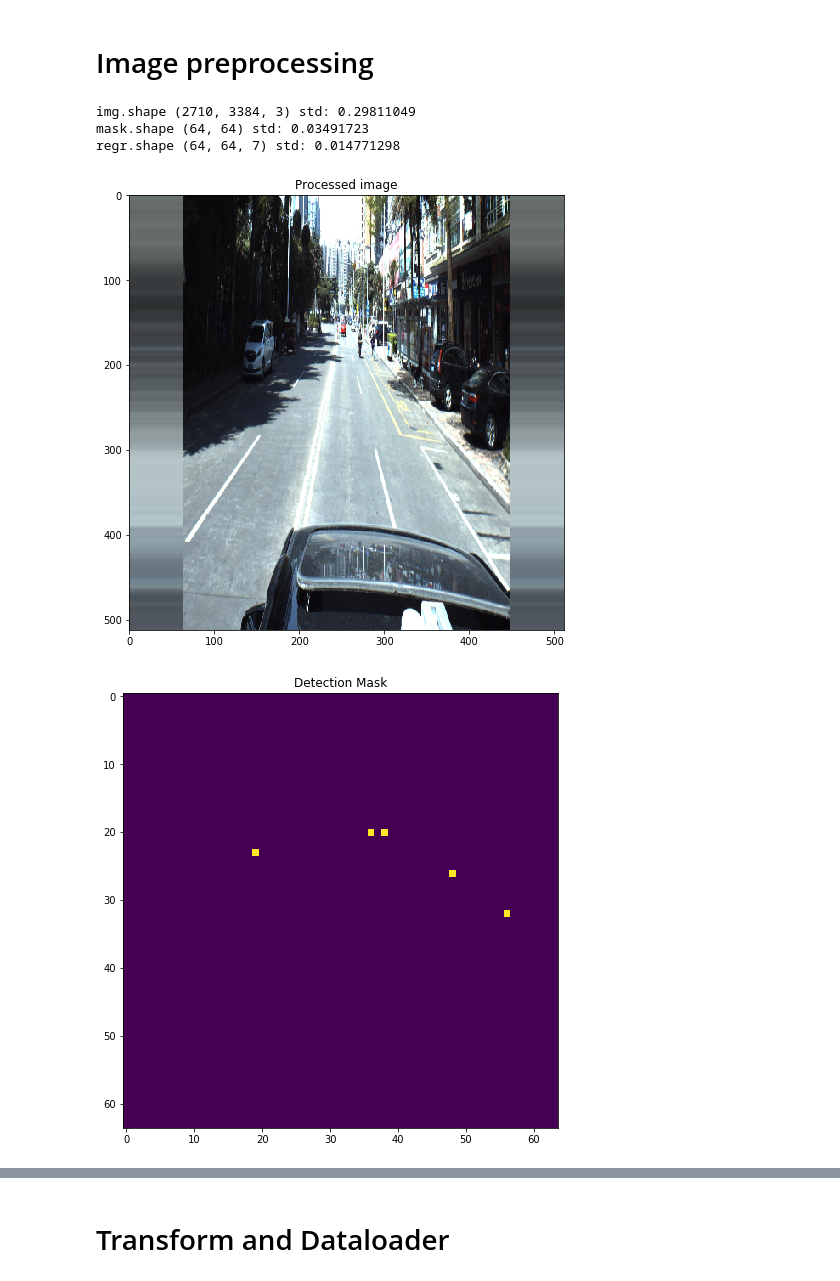
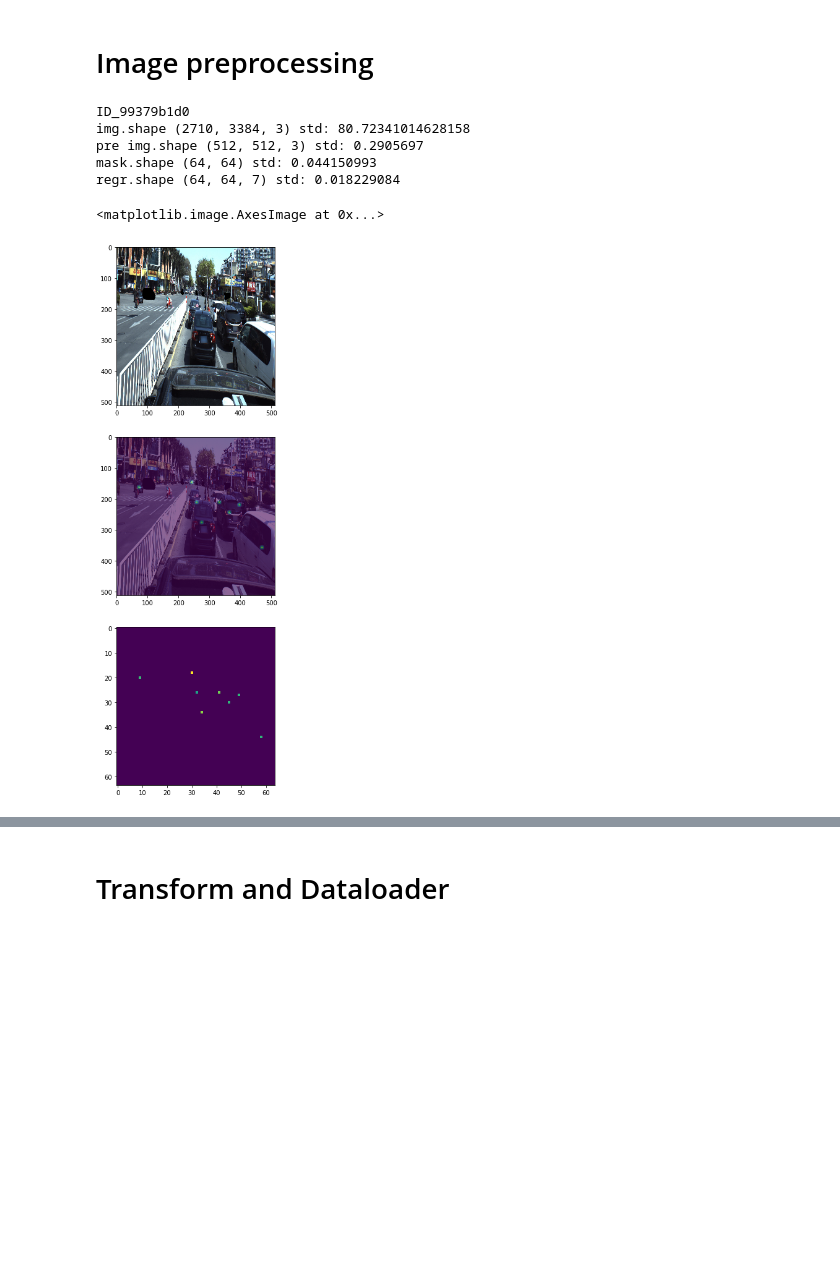
Before and after one commit to ccchang1023/ADAS_Pose_Estimation, a Jupyter notebook: PoseEstimate_eff.ipynb, the cells around one changed output, grey strips where cells are left out. Saved outputs shown, nothing was run; the diff lists cells and outputs as text; code cells hidden in the pictures; blank space fills up the shorter version.

```diff
--- a/PoseEstimate_eff.ipynb
+++ b/PoseEstimate_eff.ipynb
@@ -149,7 +149,7 @@ def draw_points(image, points):
 #             print('Point', p_x, p_y, 'is out of image with shape', image.shape)
     return image
 
-def cv_read(file_name,fast_mode=False):
+def imread(file_name,fast_mode=False):
     img = cv2.imread(file_name)
     if not fast_mode and img is not None and len(img.shape) == 3:
         img = np.array(img[:, :, ::-1])
@@ -225,6 +225,7 @@ def visualize(img, coords):
 IMG_WIDTH = 512
 IMG_HEIGHT = 512
 MODEL_SCALE = 8
+
 
 def imread(path, fast_mode=False):
     img = cv2.imread(path)
@@ -262,9 +263,9 @@ def _regr_back(regr_dict):
 
 def preprocess_image(img, flip=False):
     img = img[img.shape[0] // 2:]
-    bg = np.ones_like(img) * img.mean(1, keepdims=True).astype(img.dtype)
-    bg = bg[:, :img.shape[1] // 6]
-    img = np.concatenate([bg, img, bg], 1)
+#     bg = np.ones_like(img) * img.mean(1, keepdims=True).astype(img.dtype)
+#     bg = bg[:, :img.shape[1] // 6]
+#     img = np.concatenate([bg, img, bg], 1)
     img = cv2.resize(img, (IMG_WIDTH, IMG_HEIGHT))
     if flip:
         img = img[:,::-1]
@@ -280,7 +281,8 @@ def get_mask_and_regr(img, labels, flip=False):
         x, y = y, x
         x = (x - img.shape[0] // 2) * IMG_HEIGHT / (img.shape[0] // 2) / MODEL_SCALE
         x = np.round(x).astype('int')
-        y = (y + img.shape[1] // 6) * IMG_WIDTH / (img.shape[1] * 4/3) / MODEL_SCALE
+#         y = (y + img.shape[1] // 6) * IMG_WIDTH / (img.shape[1] * 4/3) / MODEL_SCALE
+        y = (y) * IMG_WIDTH / (img.shape[1]) / MODEL_SCALE
         y = np.round(y).astype('int')
         if x >= 0 and x < IMG_HEIGHT // MODEL_SCALE and y >= 0 and y < IMG_WIDTH // MODEL_SCALE:
             mask[x, y] = 1
@@ -292,35 +294,53 @@ def get_mask_and_regr(img, labels, flip=False):
     return mask, regr
 # %%
 PATH = './dataset/'
-img = imread(PATH + 'train_images/' + train_pd['ImageId'][0] + '.jpg')
-# img = imread(PATH + 'masked_train/' + train['ImageId'][0] + '.jpg')
+# img = imread(PATH + 'train_images/' + train_pd['ImageId'][0] + '.jpg')
+img = imread(PATH + 'masked_train/' + train_pd['ImageId'][20] + '.jpg')
+print(train_pd['ImageId'][20])
+img_pre = preprocess_image(img)
+mask, regr = get_mask_and_regr(img, train_pd['PredictionString'][20])
 
-img_pre = preprocess_image(img)
-mask, regr = get_mask_and_regr(img, train_pd['PredictionString'][0])
-
-print('img.shape', img.shape, 'std:', np.std(img_pre))
+print('img.shape', img.shape, 'std:', np.std(img))
+print('pre img.shape', img_pre.shape, 'std:', np.std(img_pre))
 print('mask.shape', mask.shape, 'std:', np.std(mask))
 print('regr.shape', regr.shape, 'std:', np.std(regr))
 
-size = 8
+fig, axes = plt.subplots(3,1,figsize=(16,16))
+axes[0].imshow(img_pre)
+import scipy.ndimage
+mask_up =  scipy.ndimage.zoom(mask, 8, order=1)
+axes[1].imshow(mask_up)
+axes[1].imshow(img_pre,alpha=0.4)
+axes[2].imshow(regr[:,:,-2])
 
-plt.figure(figsize=(size,size))
-plt.title('Processed image')
-plt.imshow(img_pre)
-plt.show()
+# plt.figure(figsize=(size,size))
+# plt.title('Processed image')
+# plt.imshow(img_pre)
+# plt.show()
 
-plt.figure(figsize=(size,size))
-plt.title('Detection Mask')
-plt.imshow(mask)
-plt.show()
 
-plt.figure(figsize=(size,size))
-plt.title('Yaw values')
-plt.imshow(regr[:,:,-2])
-plt.show()
+# plt.figure(figsize=(size,size))
+# plt.title('Detection Mask')
+# plt.imshow(mask)
+# plt.show()
+
+# plt.figure(figsize=(size,size))
+# plt.title('Yaw values')
+# plt.imshow(regr[:,:,-2])
+# plt.show()
+
+# for i in range(0,1):
+#     regr = np.transpose(regr,(2,0,1))
+#     coords_true = extract_coords(np.concatenate([mask[None], regr], 0))
+#     fig, axes = plt.subplots(1,1, figsize=(8,8))
+#     axes.set_title('Ground truth')
+#     axes.imshow(visualize(img, coords_true))
+#     plt.pause(.1)
 # %% [output]
-img.shape (2710, 3384, 3) std: 0.29811049
-mask.shape (64, 64) std: 0.03491723
-regr.shape (64, 64, 7) std: 0.014771298
+ID_99379b1d0
+img.shape (2710, 3384, 3) std: 80.72341014628158
+pre img.shape (512, 512, 3) std: 0.2905697
+mask.shape (64, 64) std: 0.044150993
+regr.shape (64, 64, 7) std: 0.018229084
+<matplotlib.image.AxesImage at 0x...>
-[figure, old version]
+[figure, new version]
-[figure, removed]
```
Also changed, not shown: parts of 13 cells of this notebook, 4 other files.
